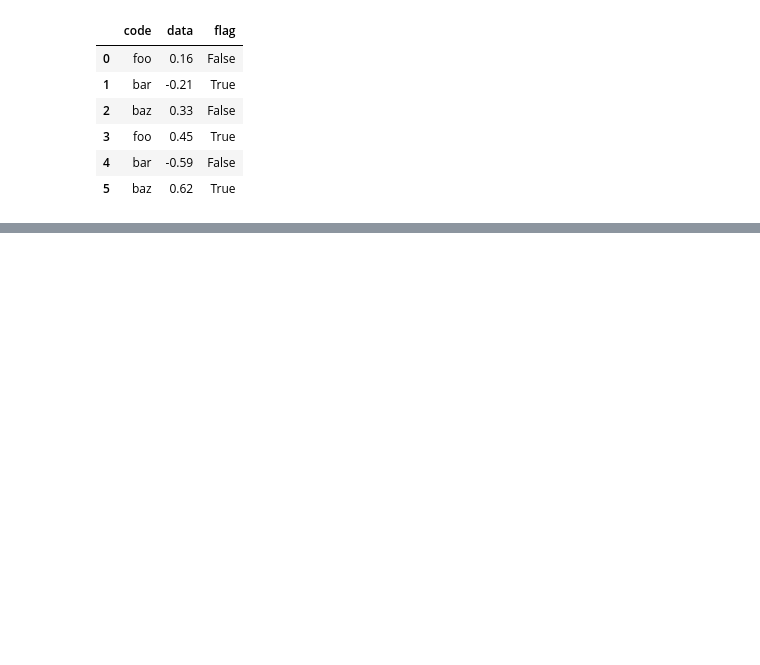
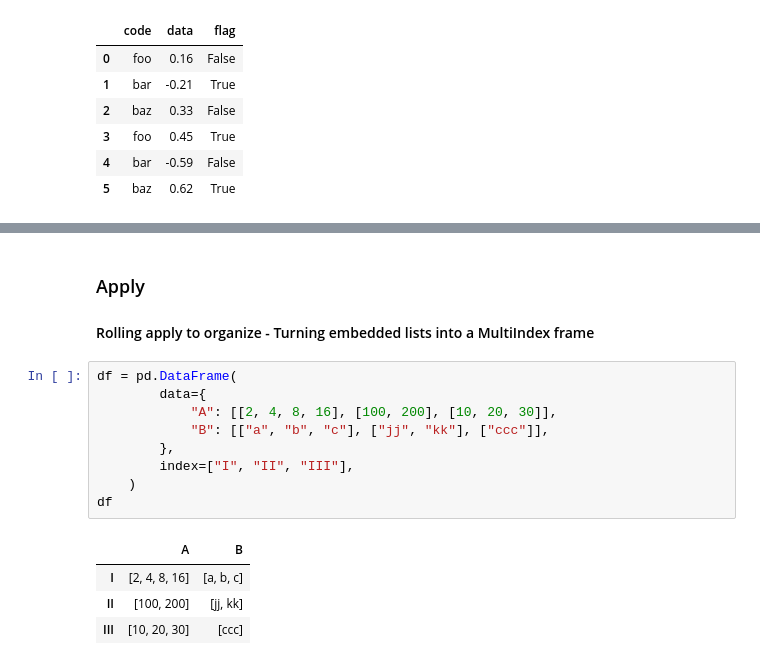
Before and after one commit to onlyabhilash/Feature-Engg, a Jupyter notebook: Pandas/Cooking.ipynb, the cells around one changed output, grey strips where cells are left out. Saved outputs shown, nothing was run; the diff lists cells and outputs as text; blank space fills up the shorter version.

```diff
--- a/Pandas/Cooking.ipynb
+++ b/Pandas/Cooking.ipynb
@@ -1118,0 +1116,17 @@ pd.pivot_table(
+# %% [markdown]
+### Apply
+#### Rolling apply to organize - Turning embedded lists into a MultiIndex frame
+# %%
+df = pd.DataFrame(
+        data={
+            "A": [[2, 4, 8, 16], [100, 200], [10, 20, 30]],
+            "B": [["a", "b", "c"], ["jj", "kk"], ["ccc"]],
+        },
+        index=["I", "II", "III"],
+    )
+df
+# %% [output]
+|  | A | B |
+| I | [2, 4, 8, 16] | [a, b, c] |
+| II | [100, 200] | [jj, kk] |
+| III | [10, 20, 30] | [ccc] |
```
Also changed, not shown: parts of 55 cells of this notebook.
